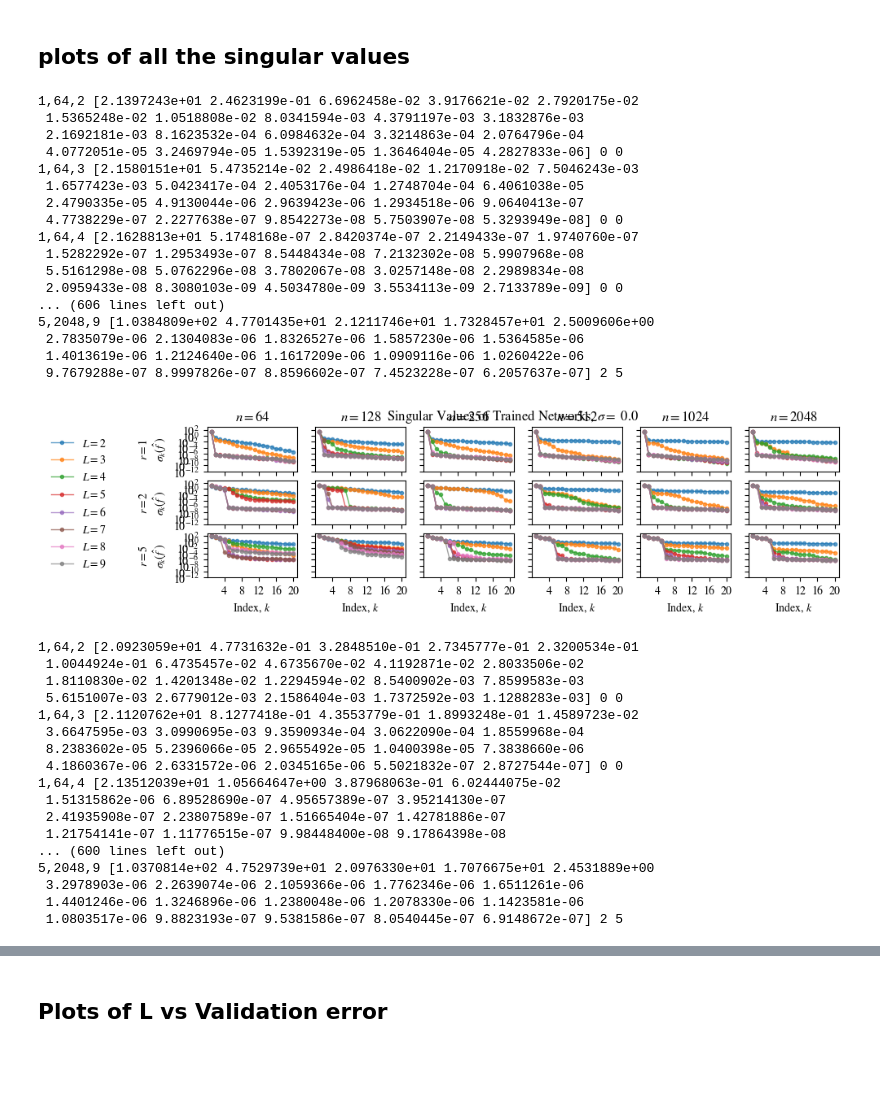
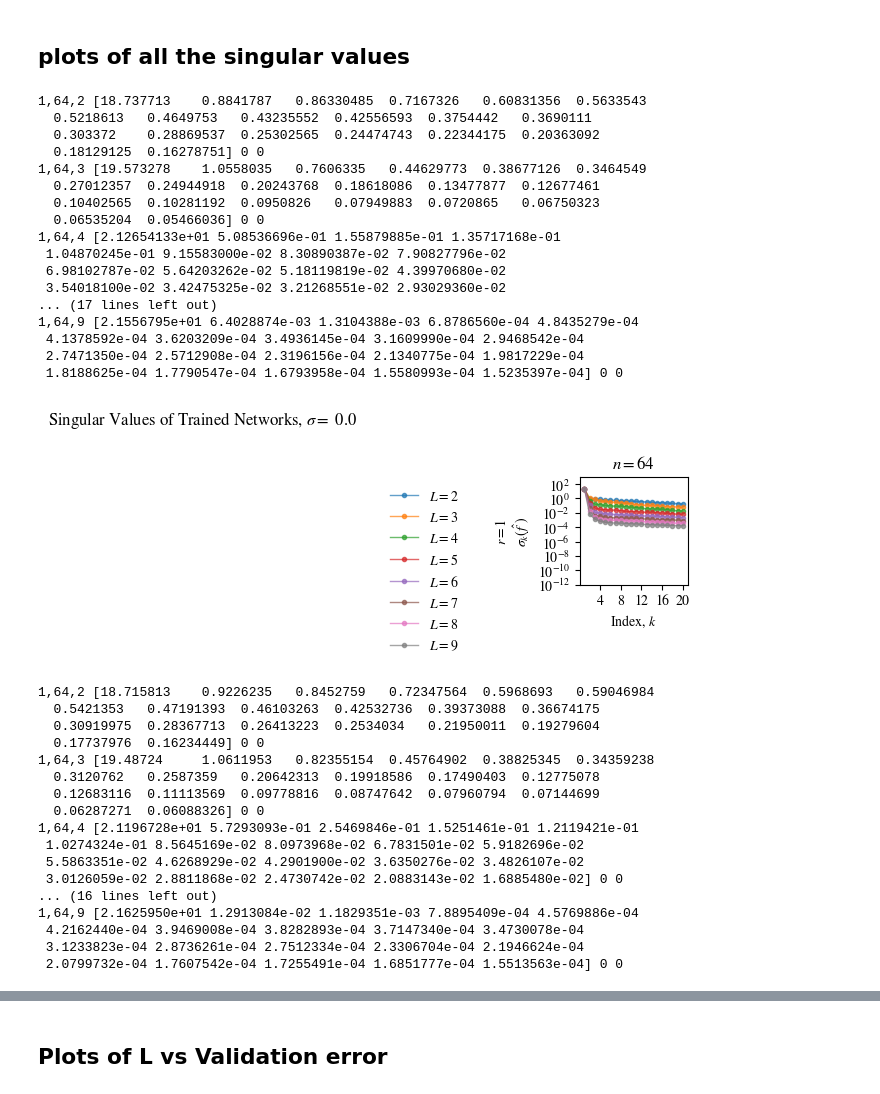
Before and after one commit to suzannastep/linear_layers_experiments, a Jupyter notebook: plotting_results.ipynb, the cells around one changed output, grey strips where cells are left out. Drawn from its saved outputs; the diff is of its cells as text; code cells hidden in the pictures; blank space fills up the shorter version.

Commit message:
plotting output with SGD

```diff
--- a/plotting_results.ipynb
+++ b/plotting_results.ipynb
@@ -8,7 +8,7 @@ from matplotlib.lines import Line2D
 # %% [markdown]
 # load data and create pandas table
 # %%
-job_name = "new_targets"
+job_name = "new_targets_SGD"
 res = pd.read_pickle(job_name+"_results")
 # %%
 res
@@ -33,0 +34,2 @@ assert sum(res["Final Train MSE"] >= trainMSE_threshold + res["sigma"]) == 0
+# %%
+res = res[res["Final Train MSE"] < trainMSE_threshold + res["sigma"]] #filtering out bad fits
@@ -36,7 +54,7 @@ assert sum(res["Final Train MSE"] >= trainMSE_threshold + res["sigma"]) == 0
 # %% [markdown]
 ##  determine the lambda parameter that gets the best Validation MSE for each (r,n,L)
 # %%
-validationmse_vs_lambda = res.pivot_table(values="Validation MSE",index = ("r","sigma","n","L","Activations"),columns=["lambda"])
+validationmse_vs_lambda = res.pivot_table(values="Validation Generalization",index = ("r","sigma","n","L","Activations"),columns=["lambda"])
 validationmse_vs_lambda
 # %% [output]
 |  |  |  |  | lambda | 0.00001 | 0.00010 | 0.00100 |
@@ -187,64 +184,65 @@ matplotlib.rcParams['font.family'] = 'STIXGeneral'
 # %%
 #all the singular values
 for std in res.sigma.unique():
     f, ax = plt.subplots(nrows=len(res.r.unique()), ncols=len(res.n.unique()), sharex=True, sharey=True, figsize=(10,2.4))
-    if len(res.r.unique()) == 1: ax = ax[np.newaxis]
+    ax = np.array([[ax]])
+    # if len(res.r.unique()) == 1: ax = ax[np.newaxis]
     for rownum,row in res.iterrows():
         if row['sigma'] == std:
             whichrow = np.where(row['r'] == res.r.unique())[0][0]
             whichcol = np.where(row['n'] == res.n.unique())[0][0]
             print(rf"{row['r']},{row['n']},{row['L']}",row["Gradient Singular Values"]/np.sqrt(2048),whichrow,whichcol)
             ax[whichrow,whichcol].semilogy(row["Gradient Singular Values"]/np.sqrt(2048),label=rf"$L={row['L']}$",linewidth=1,alpha=0.7,marker=".")
             ax[whichrow,whichcol].set_xticks(list(range(3,20,4)),list(range(4,21,4)))
             ax[whichrow,whichcol].set_ylim(10**-9,10**3)
             ax[0,whichcol].set_title(rf"$n={row['n']}$")
             ax[-1,whichcol].set_xlabel(rf"Index, $k$")
     plt.subplot(len(res.r.unique()),len(res.n.unique()),1)
     leg = plt.legend()
     leg = plt.legend(bbox_to_anchor=(-1, 1))
     leg.get_frame().set_edgecolor('b')
     leg.get_frame().set_linewidth(0.0)
     for rnum,r in enumerate(res.r.unique()):
         plt.subplot(len(res.r.unique()),len(res.n.unique()),1+rnum*len(res.n.unique()))
         plt.ylabel(f"$r={r}$"+"\n"+r"$\sigma_k(\hat f)$")
         plt.yticks([10**p for p in range(-12,3,2)])
     plt.suptitle(rf"Singular Values of Trained Networks, $\sigma =$ {std}")
     plt.tight_layout()
     plt.savefig(job_name+f"_labelnoise{std}_sv.pdf",dpi=300)
     plt.show()
 # %% [output]
-1,64,2 [2.1397243e+01 2.4623199e-01 6.6962458e-02 3.9176621e-02 2.7920175e-02
- 1.5365248e-02 1.0518808e-02 8.0341594e-03 4.3791197e-03 3.1832876e-03
- 2.1692181e-03 8.1623532e-04 6.0984632e-04 3.3214863e-04 2.0764796e-04
- 4.0772051e-05 3.2469794e-05 1.5392319e-05 1.3646404e-05 4.2827833e-06] 0 0
-1,64,3 [2.1580151e+01 5.4735214e-02 2.4986418e-02 1.2170918e-02 7.5046243e-03
- 1.6577423e-03 5.0423417e-04 2.4053176e-04 1.2748704e-04 6.4061038e-05
- 2.4790335e-05 4.9130044e-06 2.9639423e-06 1.2934518e-06 9.0640413e-07
- 4.7738229e-07 2.2277638e-07 9.8542273e-08 5.7503907e-08 5.3293949e-08] 0 0
-1,64,4 [2.1628813e+01 5.1748168e-07 2.8420374e-07 2.2149433e-07 1.9740760e-07
- 1.5282292e-07 1.2953493e-07 8.5448434e-08 7.2132302e-08 5.9907968e-08
- 5.5161298e-08 5.0762296e-08 3.7802067e-08 3.0257148e-08 2.2989834e-08
- 2.0959433e-08 8.3080103e-09 4.5034780e-09 3.5534113e-09 2.7133789e-09] 0 0
-... (606 lines left out)
-5,2048,9 [1.0384809e+02 4.7701435e+01 2.1211746e+01 1.7328457e+01 2.5009606e+00
- 2.7835079e-06 2.1304083e-06 1.8326527e-06 1.5857230e-06 1.5364585e-06
- 1.4013619e-06 1.2124640e-06 1.1617209e-06 1.0909116e-06 1.0260422e-06
- 9.7679288e-07 8.9997826e-07 8.8596602e-07 7.4523228e-07 6.2057637e-07] 2 5
+1,64,2 [18.737713    0.8841787   0.86330485  0.7167326   0.60831356  0.5633543
+  0.5218613   0.4649753   0.43235552  0.42556593  0.3754442   0.3690111
+  0.303372    0.28869537  0.25302565  0.24474743  0.22344175  0.20363092
+  0.18129125  0.16278751] 0 0
+1,64,3 [19.573278    1.0558035   0.7606335   0.44629773  0.38677126  0.3464549
+  0.27012357  0.24944918  0.20243768  0.18618086  0.13477877  0.12677461
+  0.10402565  0.10281192  0.0950826   0.07949883  0.0720865   0.06750323
+  0.06535204  0.05466036] 0 0
+1,64,4 [2.12654133e+01 5.08536696e-01 1.55879885e-01 1.35717168e-01
+ 1.04870245e-01 9.15583000e-02 8.30890387e-02 7.90827796e-02
+ 6.98102787e-02 5.64203262e-02 5.18119819e-02 4.39970680e-02
+ 3.54018100e-02 3.42475325e-02 3.21268551e-02 2.93029360e-02
+... (17 lines left out)
+1,64,9 [2.1556795e+01 6.4028874e-03 1.3104388e-03 6.8786560e-04 4.8435279e-04
+ 4.1378592e-04 3.6203209e-04 3.4936145e-04 3.1609990e-04 2.9468542e-04
+ 2.7471350e-04 2.5712908e-04 2.3196156e-04 2.1340775e-04 1.9817229e-04
+ 1.8188625e-04 1.7790547e-04 1.6793958e-04 1.5580993e-04 1.5235397e-04] 0 0
-[figure, old version]
+[figure, new version]
-1,64,2 [2.0923059e+01 4.7731632e-01 3.2848510e-01 2.7345777e-01 2.3200534e-01
- 1.0044924e-01 6.4735457e-02 4.6735670e-02 4.1192871e-02 2.8033506e-02
- 1.8110830e-02 1.4201348e-02 1.2294594e-02 8.5400902e-03 7.8599583e-03
- 5.6151007e-03 2.6779012e-03 2.1586404e-03 1.7372592e-03 1.1288283e-03] 0 0
-1,64,3 [2.1120762e+01 8.1277418e-01 4.3553779e-01 1.8993248e-01 1.4589723e-02
- 3.6647595e-03 3.0990695e-03 9.3590934e-04 3.0622090e-04 1.8559968e-04
- 8.2383602e-05 5.2396066e-05 2.9655492e-05 1.0400398e-05 7.3838660e-06
- 4.1860367e-06 2.6331572e-06 2.0345165e-06 5.5021832e-07 2.8727544e-07] 0 0
-1,64,4 [2.13512039e+01 1.05664647e+00 3.87968063e-01 6.02444075e-02
- 1.51315862e-06 6.89528690e-07 4.95657389e-07 3.95214130e-07
- 2.41935908e-07 2.23807589e-07 1.51665404e-07 1.42781886e-07
- 1.21754141e-07 1.11776515e-07 9.98448400e-08 9.17864398e-08
-... (600 lines left out)
-5,2048,9 [1.0370814e+02 4.7529739e+01 2.0976330e+01 1.7076675e+01 2.4531889e+00
- 3.2978903e-06 2.2639074e-06 2.1059366e-06 1.7762346e-06 1.6511261e-06
- 1.4401246e-06 1.3246896e-06 1.2380048e-06 1.2078330e-06 1.1423581e-06
- 1.0803517e-06 9.8823193e-07 9.5381586e-07 8.0540445e-07 6.9148672e-07] 2 5
+1,64,2 [18.715813    0.9226235   0.8452759   0.72347564  0.5968693   0.59046984
+  0.5421353   0.47191393  0.46103263  0.42532736  0.39373088  0.36674175
+  0.30919975  0.28367713  0.26413223  0.2534034   0.21950011  0.19279604
+  0.17737976  0.16234449] 0 0
+1,64,3 [19.48724     1.0611953   0.82355154  0.45764902  0.38825345  0.34359238
+  0.3120762   0.2587359   0.20642313  0.19918586  0.17490403  0.12775078
+  0.12683116  0.11113569  0.09778816  0.08747642  0.07960794  0.07144699
+  0.06287271  0.06088326] 0 0
+1,64,4 [2.1196728e+01 5.7293093e-01 2.5469846e-01 1.5251461e-01 1.2119421e-01
+ 1.0274324e-01 8.5645169e-02 8.0973968e-02 6.7831501e-02 5.9182696e-02
+ 5.5863351e-02 4.6268929e-02 4.2901900e-02 3.6350276e-02 3.4826107e-02
+ 3.0126059e-02 2.8811868e-02 2.4730742e-02 2.0883143e-02 1.6885480e-02] 0 0
+... (16 lines left out)
+1,64,9 [2.1625950e+01 1.2913084e-02 1.1829351e-03 7.8895409e-04 4.5769886e-04
+ 4.2162440e-04 3.9469008e-04 3.8282893e-04 3.7147340e-04 3.4730078e-04
+ 3.1233823e-04 2.8736261e-04 2.7512334e-04 2.3306704e-04 2.1946624e-04
+ 2.0799732e-04 1.7607542e-04 1.7255491e-04 1.6851777e-04 1.5513563e-04] 0 0
```
Also changed, not shown: parts of 16 cells of this notebook, 15 other files.
